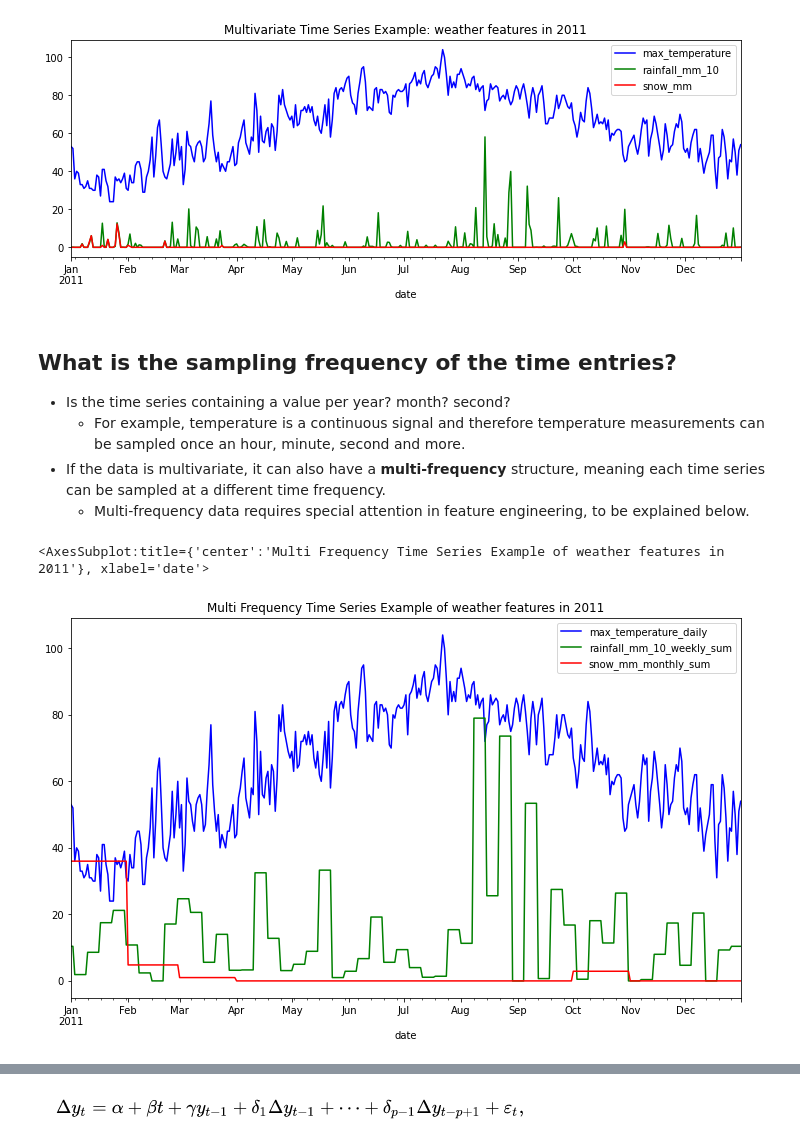
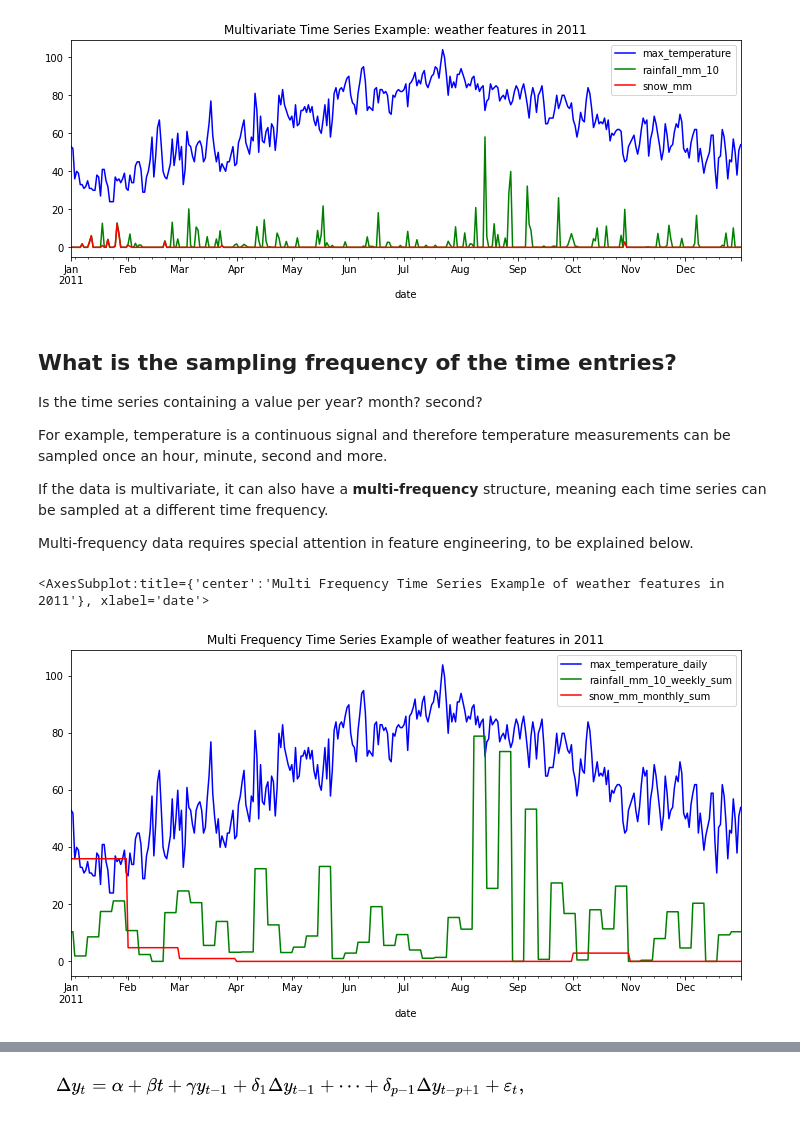
Before and after one commit to inbaroz/TimeSeriesIntroduction, a Jupyter notebook: ts_data_introduction.ipynb, the cells around one changed output, grey strips where cells are left out. Drawn from its saved outputs; the diff is of its cells as text; code cells hidden in the pictures.

Commit message:
visual_imp

```diff
--- a/ts_data_introduction.ipynb
+++ b/ts_data_introduction.ipynb
@@ -58,28 +59,31 @@ data[data.year == EXPLORATION_YEAR].plot(x='date',y=['max_temperature','rainfall
 [figure]
 # %% [markdown]
 ## What is the sampling frequency of the time entries?
-* Is the time series containing a value per year? month? second?
-    * For example, temperature is a continuous signal and therefore temperature measurements can be sampled once an hour, minute, second and more.
-* If the data is multivariate, it can also have a **multi-frequency** structure, meaning each time series can be sampled at a different time frequency.
-    * Multi-frequency data requires special attention in feature engineering, to be explained below.
+Is the time series containing a value per year? month? second?
+
+For example, temperature is a continuous signal and therefore temperature measurements can be sampled once an hour, minute, second and more.
+
+If the data is multivariate, it can also have a **multi-frequency** structure, meaning each time series can be sampled at a different time frequency.
+
+Multi-frequency data requires special attention in feature engineering, to be explained below.
 # %%
 def gen_multi_freq_data(data):
     monthly_data = data.groupby(['year','month']).agg({'snow_mm':'sum'}).reset_index().dropna(axis=1).rename(
         columns = {'snow_mm':'snow_mm_monthly_sum'})
     weekly_data = data.groupby(['year','week']).agg({'rainfall_mm_10':'sum'}).reset_index().dropna(axis=1).rename(
         columns = {'rainfall_mm_10':'rainfall_mm_10_weekly_sum'})
     data_multi_freq = data[['date','jul_date','week','year','month','day','max_temperature']].rename(
         columns = {'max_temperature':'max_temperature_daily'}).merge(monthly_data, on=['year','month'], how='left')
     data_multi_freq = data_multi_freq.merge(
         weekly_data, on=['year','week'], how='left')
     return data_multi_freq
 
 data_multi_freq = gen_multi_freq_data(data)
 data_multi_freq[data_multi_freq.year == EXPLORATION_YEAR].plot(
     x='date',y=['max_temperature_daily','rainfall_mm_10_weekly_sum','snow_mm_monthly_sum'],figsize=(
-        12,7),color = ['blue','green','red'], title = f'Multi Frequency Time Series Example of weather features in {EXPLORATION_YEAR}')
+        12,6),color = ['blue','green','red'], title = f'Multi Frequency Time Series Example of weather features in {EXPLORATION_YEAR}')
 # %% [output]
 <AxesSubplot:title={'center':'Multi Frequency Time Series Example of weather features in 2011'}, xlabel='date'>
-[figure, old version]
+[figure, new version]
 # %% [markdown]
 ## Is the data **Stationary**?
```
Also changed, not shown: parts of 18 cells of this notebook.
